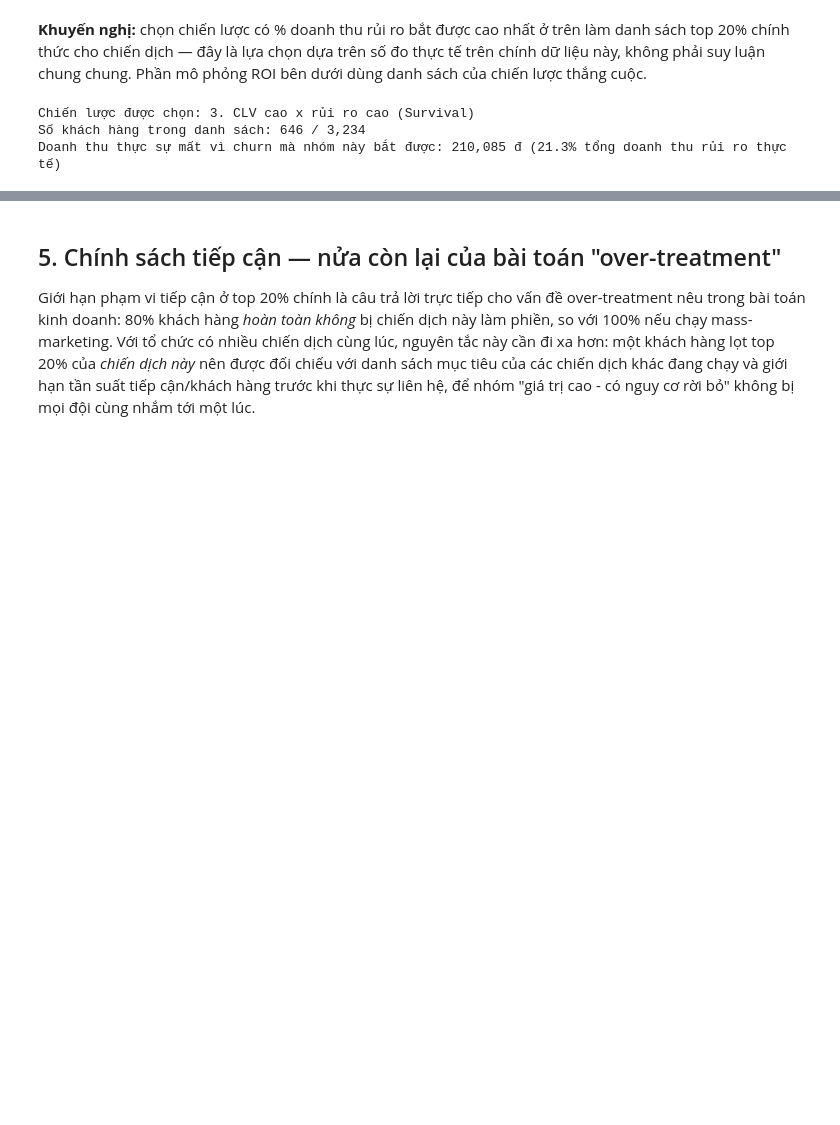
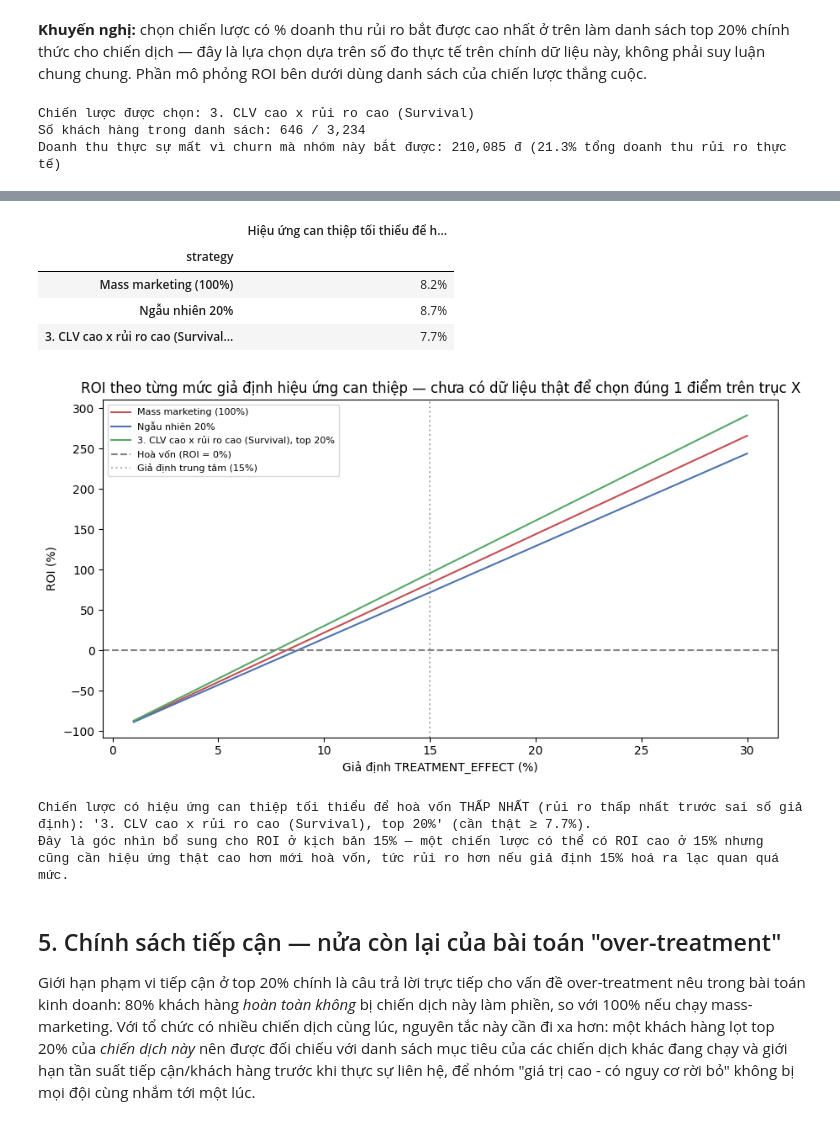
Before and after one commit to passat05/bootcamp_customer_analytics, a Jupyter notebook: notebooks/02_propensity_targeting_campaign.ipynb, the cells around one changed output, grey strips where cells are left out. Saved outputs shown, nothing was run; the diff lists cells and outputs as text; code cells hidden in the pictures; blank space fills up the shorter version.

```diff
--- a/notebooks/02_propensity_targeting_campaign.ipynb
+++ b/notebooks/02_propensity_targeting_campaign.ipynb
@@ -390,3 +408,44 @@ ROI tốt nhất: '3. CLV cao x rủi ro cao (Survival), top 20%' đạt 95.6%
+# %%
+results["breakeven_treatment_effect"] = results["cost"] / results["treated_value_at_risk"]
+
+breakeven_vn = results[["breakeven_treatment_effect"]].rename(
+    columns={"breakeven_treatment_effect": "Hiệu ứng can thiệp tối thiểu để hoà vốn"}
+)
+display(breakeven_vn.style.format({"Hiệu ứng can thiệp tối thiểu để hoà vốn": "{:.1%}"}))
+
+treatment_effect_range = np.linspace(0.01, 0.30, 30)
+fig, ax = plt.subplots(figsize=(9, 5))
+colors = {"Mass marketing (100%)": "#C44E52", "Ngẫu nhiên 20%": "#4C72B0", f"{winner}, top 20%": "#55A868"}
+for name in results.index:
+    cost = results.loc[name, "cost"]
+    tvar = results.loc[name, "treated_value_at_risk"]
+    roi_curve = (tvar * treatment_effect_range - cost) / cost
+    ax.plot(treatment_effect_range * 100, roi_curve * 100, label=name, color=colors.get(name))
+
+ax.axhline(0, color="gray", linestyle="--", label="Hoà vốn (ROI = 0%)")
+ax.axvline(15, color="gray", linestyle=":", alpha=0.6, label="Giả định trung tâm (15%)")
+ax.set_xlabel("Giả định TREATMENT_EFFECT (%)")
+ax.set_ylabel("ROI (%)")
+ax.set_title("ROI theo từng mức giả định hiệu ứng can thiệp — chưa có dữ liệu thật để chọn đúng 1 điểm trên trục X")
+ax.legend(fontsize=8)
+plt.tight_layout()
+plt.show()
+
+lowest_breakeven = results["breakeven_treatment_effect"].idxmin()
+print(f"Chiến lược có hiệu ứng can thiệp tối thiểu để hoà vốn THẤP NHẤT (rủi ro thấp nhất trước sai số giả định): '{lowest_breakeven}' "
+      f"(cần thật ≥ {results.loc[lowest_breakeven, 'breakeven_treatment_effect']:.1%}).")
+print("Đây là góc nhìn bổ sung cho ROI ở kịch bản 15% — một chiến lược có thể có ROI cao ở 15% nhưng")
+print("cũng cần hiệu ứng thật cao hơn mới hoà vốn, tức rủi ro hơn nếu giả định 15% hoá ra lạc quan quá mức.")
+# %% [output]
+|  | Hiệu ứng can thiệp tối thiểu để h... |
+| strategy |  |
+| Mass marketing (100%) | 8.2% |
+| Ngẫu nhiên 20% | 8.7% |
+| 3. CLV cao x rủi ro cao (Survival... | 7.7% |
+[figure, added]
+Chiến lược có hiệu ứng can thiệp tối thiểu để hoà vốn THẤP NHẤT (rủi ro thấp nhất trước sai số giả định): '3. CLV cao x rủi ro cao (Survival), top 20%' (cần thật ≥ 7.7%).
+Đây là góc nhìn bổ sung cho ROI ở kịch bản 15% — một chiến lược có thể có ROI cao ở 15% nhưng
+cũng cần hiệu ứng thật cao hơn mới hoà vốn, tức rủi ro hơn nếu giả định 15% hoá ra lạc quan quá mức.
 # %% [markdown]
 ## 5. Chính sách tiếp cận — nửa còn lại của bài toán "over-treatment"
 
```
Also changed, not shown: parts of 5 cells of this notebook, 1 other file.
